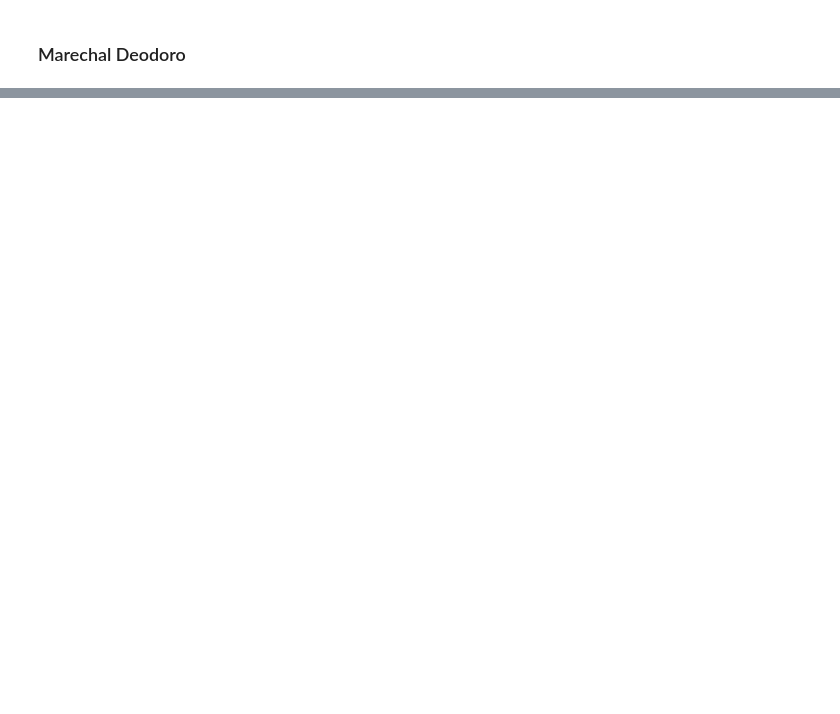
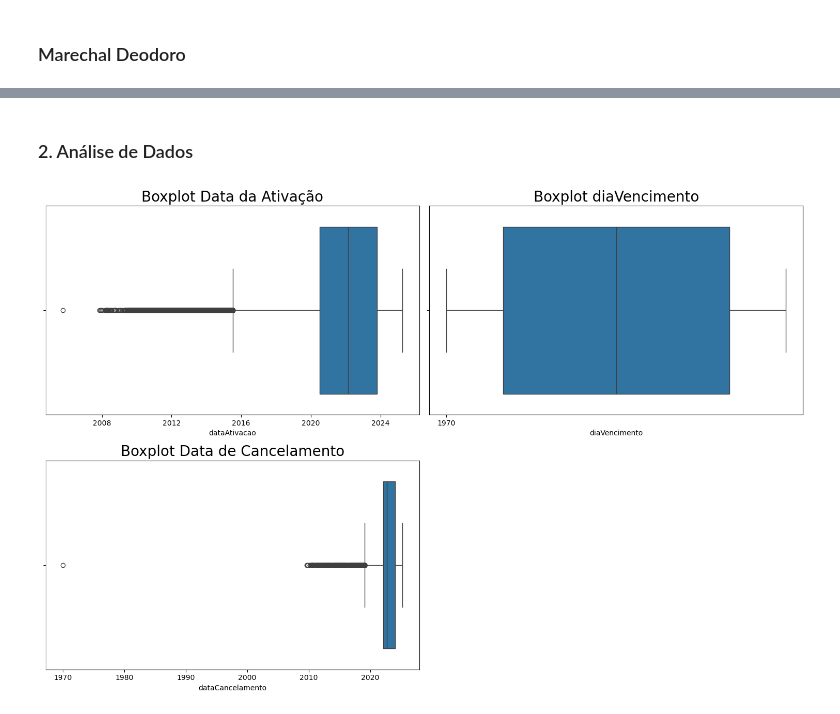
Before and after one commit to Thayse-Dias/dados, a Jupyter notebook: analisecancelamento2.ipynb, the cells around one changed output, grey strips where cells are left out. Saved outputs shown, nothing was run; the diff lists cells and outputs as text; code cells hidden in the pictures; blank space fills up the shorter version.

```diff
--- a/analisecancelamento2.ipynb
+++ b/analisecancelamento2.ipynb
@@ -1632,0 +1720,5 @@ Name: proportion, dtype: float64
+# %%
+df1 = pd.read_excel("dClienteGeral_Editada.xlsx")
+df2 = pd.read_csv("fContratoGeral.csv")
+
+df = pd.concat([df1, df2], axis=0, ignore_index=True)
@@ -1632,0 +1745,4 @@ Name: proportion, dtype: float64
+# %%
+df['dataAtivacao'] = pd.to_datetime(df['dataAtivacao'], errors='coerce')
+df['diaVencimento'] = pd.to_datetime(df['diaVencimento'], errors='coerce')
+df['dataCancelamento'] = pd.to_datetime(df['dataCancelamento'], errors='coerce')
@@ -1632,0 +1769,21 @@ Name: proportion, dtype: float64
+# %% [markdown]
+### 2. Análise de Dados
+# %%
+plt.figure(figsize=(15, 10))
+
+plt.subplot(2, 2, 1)
+sns.boxplot(x=df["dataAtivacao"])
+plt.title("Boxplot Data da Ativação", fontdict={'fontsize': 20})
+
+plt.subplot(2, 2, 2)
+sns.boxplot(x=df["diaVencimento"])
+plt.title("Boxplot diaVencimento", fontdict={'fontsize': 20})
+
+plt.subplot(2, 2, 3)
+sns.boxplot(x=df["dataCancelamento"])
+plt.title("Boxplot Data de Cancelamento", fontdict={'fontsize': 20})
+
+plt.tight_layout()
+plt.show()
+# %% [output]
+[figure, added]
```
Also changed, not shown: parts of 35 cells of this notebook.
